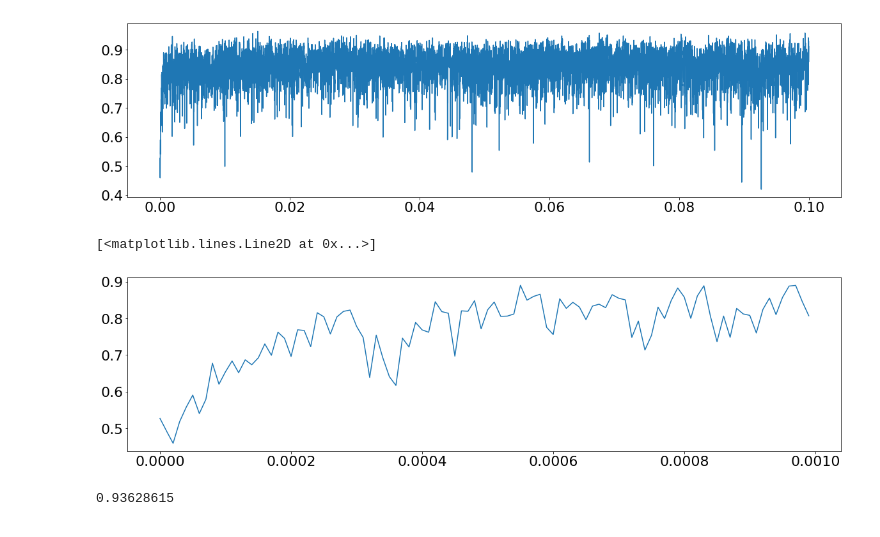
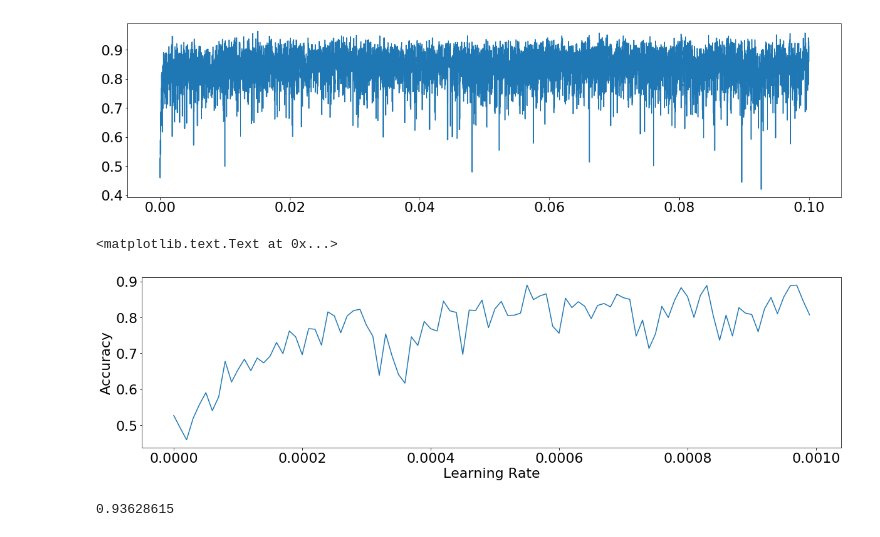
Before and after one commit to valdemarrolfsen/master-thesis-code, a Jupyter notebook: Untitled.ipynb, the cells around one changed output. Saved outputs shown, nothing was run; the diff lists cells and outputs as text; code cells hidden in the pictures.

```diff
--- a/Untitled.ipynb
+++ b/Untitled.ipynb
@@ -36,9 +40,11 @@ plt.plot(lrd, accd)
 [figure]
 # %%
 plt.plot(lrd[0:100], accd[0:100])
+plt.xlabel('Learning Rate')
+plt.ylabel('Accuracy')
 # %% [output]
-[<matplotlib.lines.Line2D at 0x...>]
+<matplotlib.text.Text at 0x...>
-[figure, old version]
+[figure, new version]
 # %%
 i = np.argmax(acc2)
 # %%
```
Also changed, not shown: parts of 2 cells of this notebook, 2 other files.
